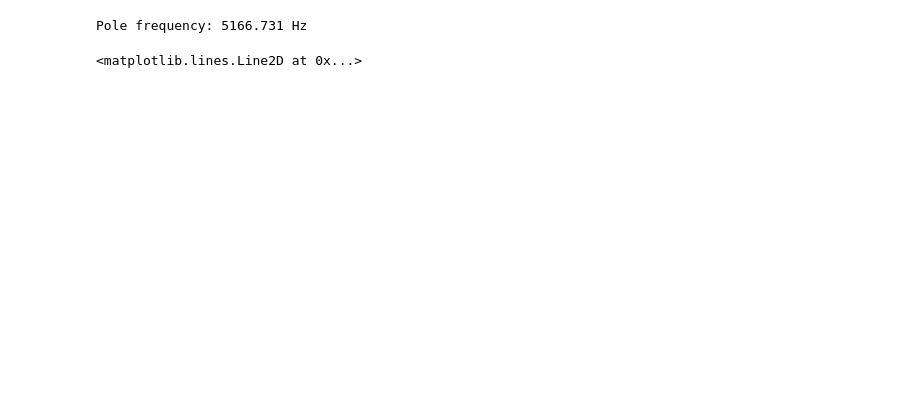
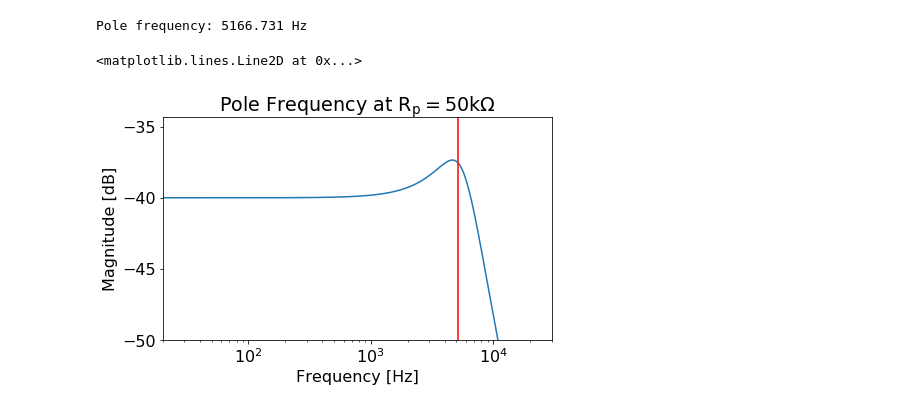
Before and after one commit to jatinchowdhury18/Aphex_Exciter, a Jupyter notebook: Simulations/Filter.ipynb, the cells around one changed output. Saved outputs shown, nothing was run; the diff lists cells and outputs as text; code cells hidden in the pictures; blank space fills up the shorter version.

Commit message:
Update Filters Sim

```diff
--- a/Simulations/Filter.ipynb
+++ b/Simulations/Filter.ipynb
@@ -45,6 +123,5 @@ plt.legend (names)
 # %%
 # Example of finding pole frequency
-
 plt.figure()
 R_p = 50000
 R_1p = R_1 + R_p
@@ -62,7 +139,7 @@ plt.semilogx (w / (2 * np.pi), 20 * np.log10 (np.abs (H)))
 
 plt.xlim ((20, 30000))
 plt.ylim (-50)
-plt.title ('Frequency Response of Filter')
+plt.title (r'Pole Frequency at $R_p = 50 k\Omega$')
 plt.xlabel ('Frequency [Hz]')
 plt.ylabel ('Magnitude [dB]')
 
@@ -77,2 +152,3 @@ plt.axvline (freq, color='r')
 Pole frequency: 5166.731 Hz
 <matplotlib.lines.Line2D at 0x...>
+[figure, added]
```
Also changed, not shown: parts of 12 cells of this notebook.
